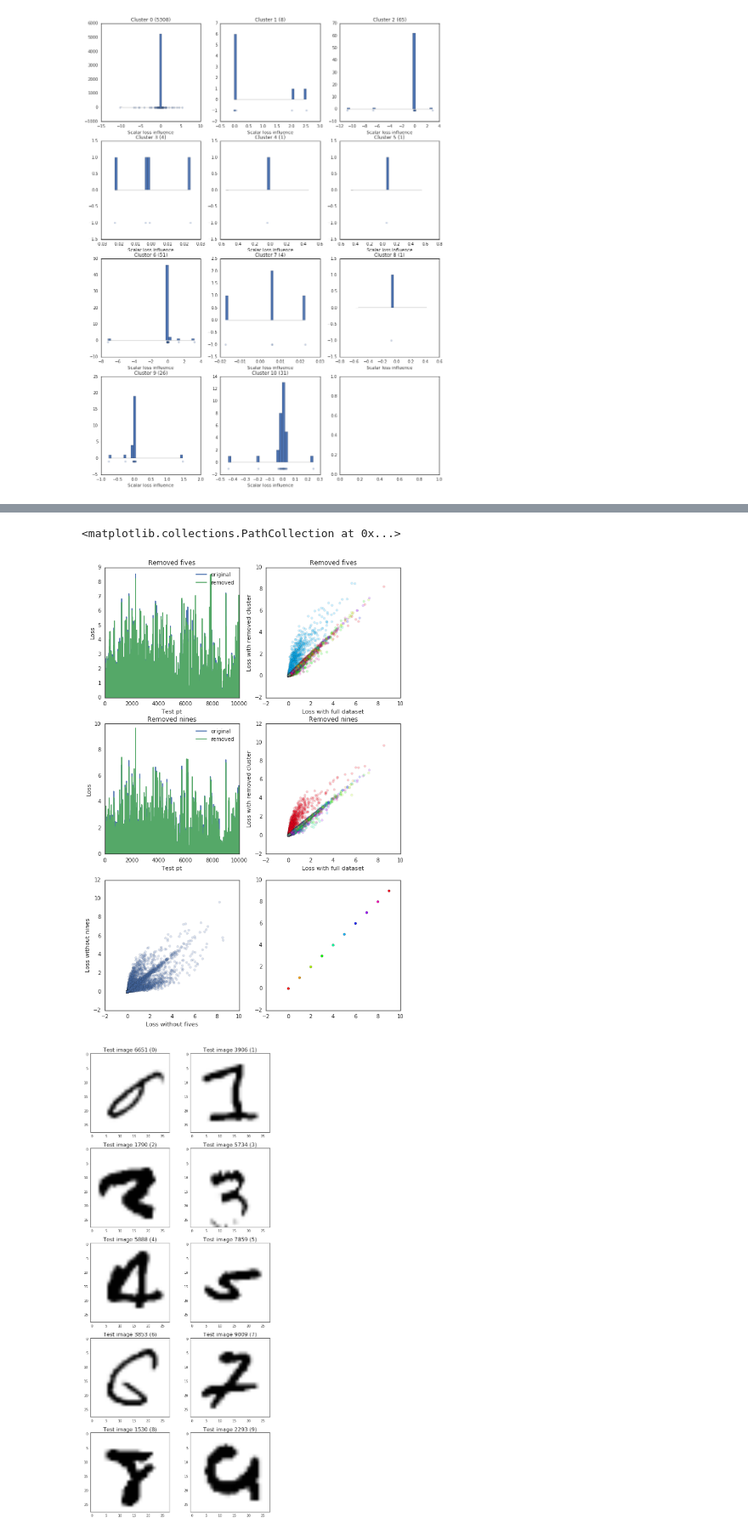
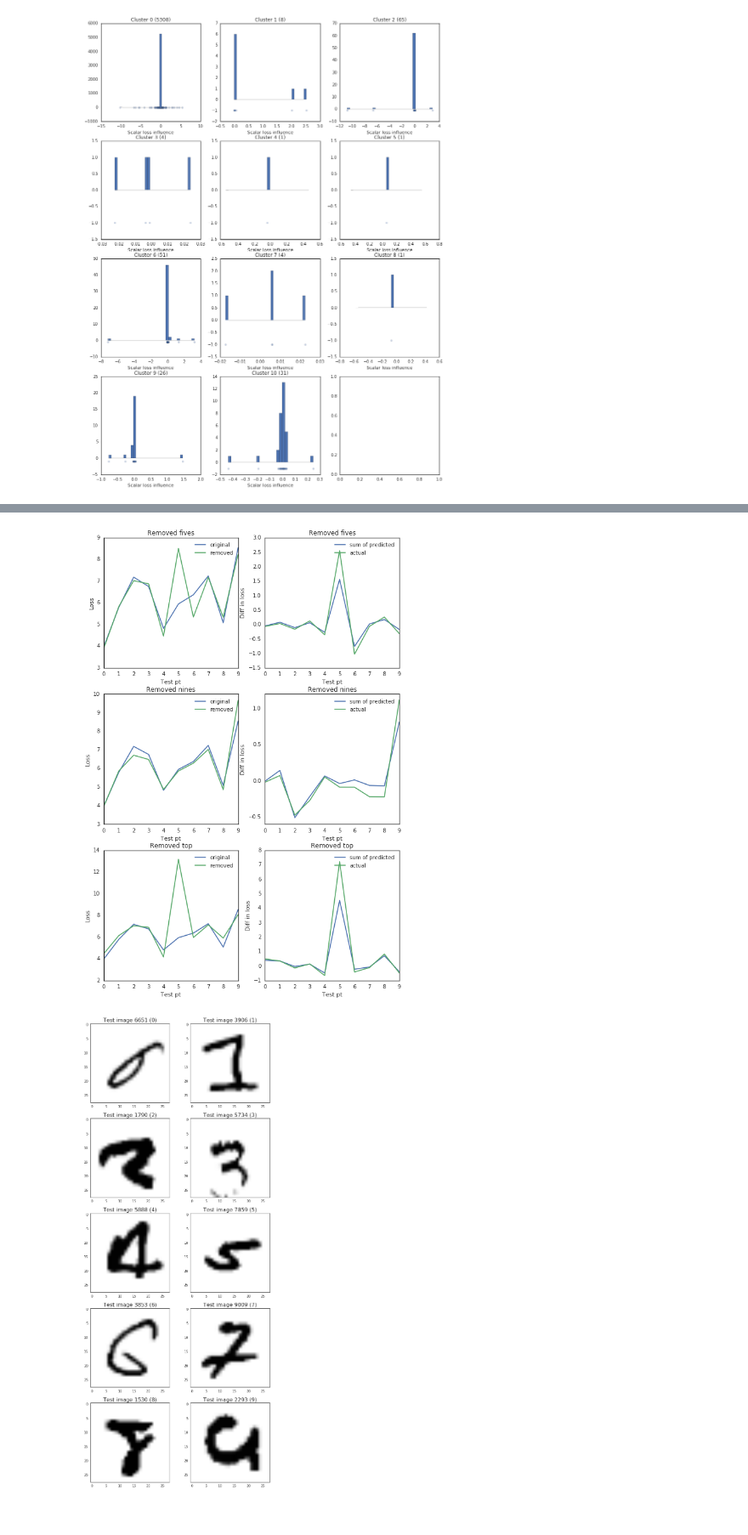
Before and after one commit to bbbert/influence-release, a Jupyter notebook: scripts/cluster_multiple_points.ipynb, the cells around one changed output, grey strips where cells are left out. Shown at 85% size. Cells and saved outputs as stored; diff of their text form; code cells hidden in the pictures.

```diff
--- a/scripts/cluster_multiple_points.ipynb
+++ b/scripts/cluster_multiple_points.ipynb
@@ -179,6 +179,11 @@ km = plot_and_cluster_matrix(infl_vectors_no_hess, n_clusters=11, n_visualize=2,
 nines = np.where(km.labels_ == [8]*num_train_points)
 model_name = get_model_name(nametag=nametag, dataset_type=dataset_type, model_type=model_type, seed=seeds[0])
 np.savez('../{}/{}_fives_nines_to_remove'.format(out, model_name), fives=fives, nines=nines)"""
+test_indices = [6651, 3906, 1790, 5734, 5888, 7859, 3853, 9009, 1530, 2293]
 model_name = get_model_name(nametag=nametag, dataset_type=dataset_type, model_type=model_type, seed=seeds[0])
 f = np.load('../{}/{}_fives_nines_to_remove.npz'.format(out, model_name))
 fives, nines = f['fives'], f['nines']
+f = np.load('../{}/{}_ordered_influences_on_worst_5_{}.npz'.format(out, model_name, test_indices[5]))
+tops = f['indices'][:len(fives[0])]
+fig, axs = make_subplots(1,1)
+visualize(axs,test_indices[5],'test')
@@ -185,47 +192,53 @@ fives, nines = f['fives'], f['nines']
 # %%
-test_indices = 'all'
+#test_indices = 'all'
+test_indices = [6651, 3906, 1790, 5734, 5888, 7859, 3853, 9009, 1530, 2293]
 def get_remove_cluster_results(seed, name):
     model_name = get_model_name(nametag=nametag+'retrain', dataset_type=dataset_type, model_type=model_type, seed=seeds[0])
     f = np.load('../{}/{}_before_after_test_losses_vs_influence_on_{}_removing_{}.npz'.format(out, model_name, test_indices, name))
     return f['before_test_losses'], f['after_test_losses'], f['influences']
 
-names = ['fives', 'nines']
+names = ['fives', 'nines', 'top']
 befores = [None] * len(names)
 afters = [None] * len(names)
 influences = [None] * len(names)
 
 for i, name in enumerate(names):
     befores[i], afters[i], influences[i] = get_remove_cluster_results(seeds[0], name)
+
+if test_indices == 'all':
+    print(afters[0][7859],befores[0][7859],afters[2][7859],befores[2][7859])
 # %%
 if test_indices == 'all':
-    fig, axs = make_subplots(3,2)
-    axs[2][0].scatter(afters[0],afters[1],alpha=0.2)
-    axs[2][0].set_ylabel('Loss without nines')
-    axs[2][0].set_xlabel('Loss without fives')
+    fig, axs = make_subplots(len(names)+1,2)
+    axs[-1][0].scatter(afters[0],afters[1],alpha=0.2,c=test_labels,cmap='hsv')
+    axs[-1][0].set_ylabel('Loss without nines')
+    axs[-1][0].set_xlabel('Loss without fives')
+    axs[-1][1].scatter(afters[0],afters[2],alpha=0.2,c=test_labels,cmap='hsv')
+    axs[-1][1].set_ylabel('Loss without top')
+    axs[-1][1].set_xlabel('Loss without fives')
+    axs[-1][-1].scatter(range(10),range(10),c=range(10),cmap='hsv')
 else:
-    fig, axs = make_subplots(3,2)
-for i, row in enumerate(axs[:2]):
+    fig, axs = make_subplots(len(names),2)
+for i, row in enumerate(axs[:len(names)]):
     row[0].plot(befores[i],label='original')
     row[0].plot(afters[i],label='removed')
     row[0].set_ylabel('Loss')
     row[0].set_xlabel('Test pt')
     row[0].set_title('Removed {}'.format(names[i]))
     row[0].legend()
     if test_indices == 'all':
         row[1].scatter(befores[i],afters[i],alpha=0.2,c=test_labels,cmap='hsv')
         row[1].set_ylabel('Loss with removed cluster')
         row[1].set_xlabel('Loss with full dataset')
     else:
         row[1].plot(np.sum(influences[i],axis=1),label='sum of predicted')
         row[1].plot(np.subtract(afters[i],befores[i]),label='actual')
         row[1].set_ylabel('Diff in loss')
         row[1].set_xlabel('Test pt')
         row[1].legend()
     row[1].set_title('Removed {}'.format(names[i]))
-plt.scatter(range(10),range(10),c=range(10),cmap='hsv')
 # %% [output]
-<matplotlib.collections.PathCollection at 0x...>
-[figure, old version]
+[figure, new version]
 # %%
 fig, axs = make_subplots(5, 2)
 for i, row in enumerate(axs):
```
Also changed, not shown: parts of 1 cell of this notebook, 4 other files.
